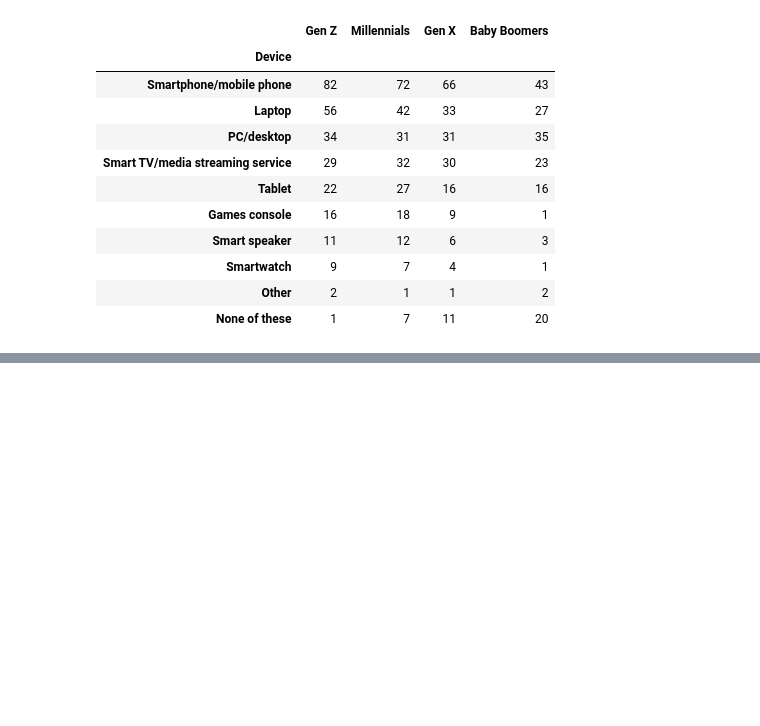
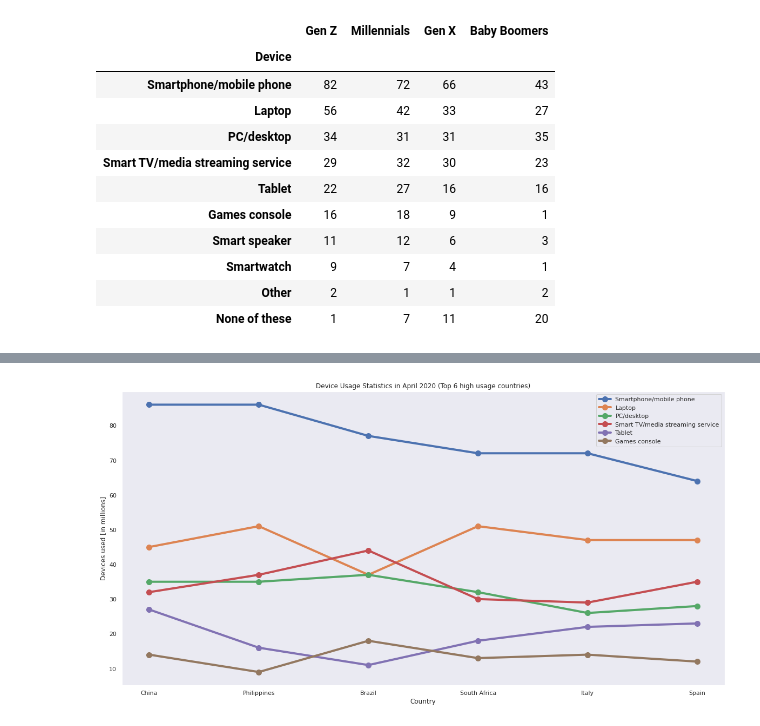
Before and after one commit to newb-dev-1008/CoVID_Entertainment_Impact, a Jupyter notebook: Entertainment_during_CoVID_19.ipynb, the cells around one changed output, grey strips where cells are left out. Drawn from its saved outputs; the diff is of its cells as text; code cells hidden in the pictures; blank space fills up the shorter version.

```diff
--- a/Entertainment_during_CoVID_19.ipynb
+++ b/Entertainment_during_CoVID_19.ipynb
@@ -506,0 +528,5 @@ dev_usage_country
+# %%
+high_usage_countries = highest_usage_countries(dev_usage_country)
+
+req_dev_usage_countries = dev_usage_country[highest_usage_countries]
+req_dev_usage_countries
@@ -506,0 +545,13 @@ dev_usage_country
+# %%
+# Plotting Device Usage per Country
+
+plt.figure(figsize=[20,10])
+for i in req_dev_usage_countries.index[:6]:
+  plt.plot(req_dev_usage_countries.columns, req_dev_usage_countries.loc[i, :], label = i, linewidth = 4, marker = 'o', markersize = 10)
+plt.title('Device Usage Statistics in April 2020 (Top 6 high usage countries)')
+plt.ylabel('Devices used [in millions]')
+plt.xlabel('Country')
+plt.legend()
+plt.grid()
+# %% [output]
+[figure, added]
```
Also changed, not shown: parts of 5 cells of this notebook.
